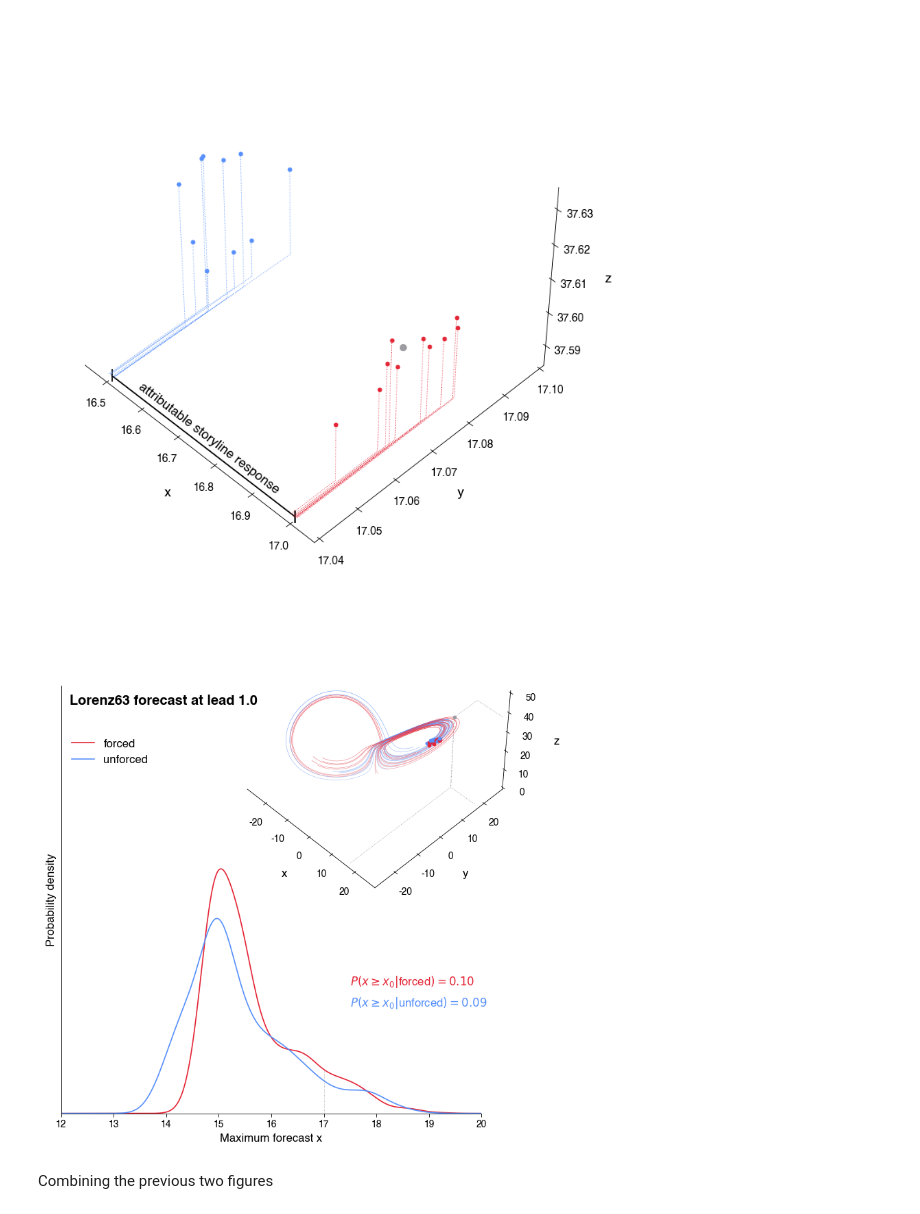
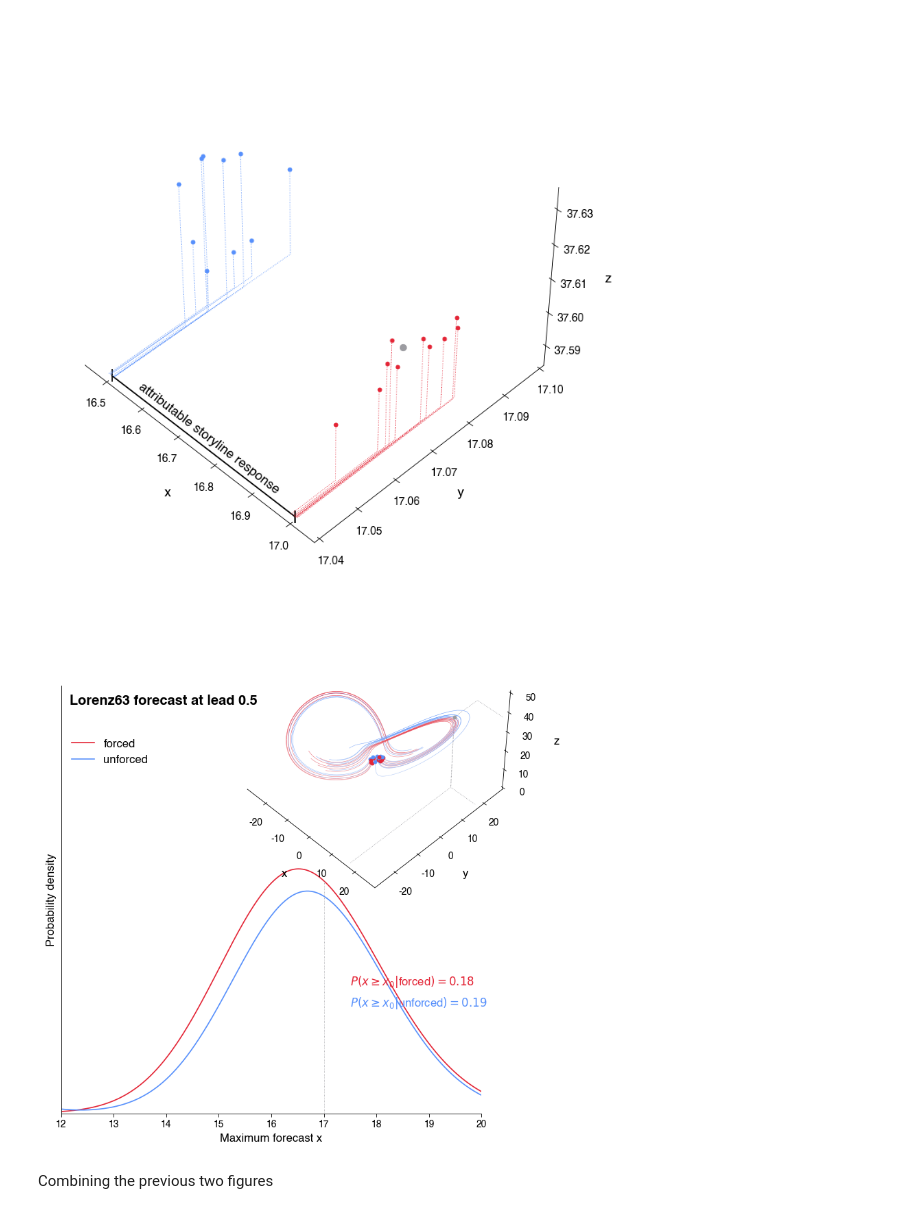
Before and after one commit to njleach/Thesis, a Jupyter notebook: Introduction/Figures/initialised-lorenz.ipynb, the cells around one changed output. Drawn from its saved outputs; the diff is of its cells as text; code cells hidden in the pictures.

```diff
--- a/Introduction/Figures/initialised-lorenz.ipynb
+++ b/Introduction/Figures/initialised-lorenz.ipynb
@@ -428,7 +428,7 @@ fig.dpi=120
 # %% [output]
 [figure]
 # %%
-lead=1
+lead=0.5
 
 fcsdata = fcs.sel(lead=lead,time=slice(0) if lead==0.0 else slice(None))
 
@@ -494,34 +494,34 @@ ax0.vlines(17,0,max(kde17),ls=':',color=get_palette.Petroff6().to_sn_palette()[-
 ax0.legend(loc='upper left',bbox_to_anchor=(0,0.9))
 
 for j,(i,x) in enumerate(fcs.sel(lead=lead,type=['forced-ic1','unforced-ic0']).x.max('time').to_pandas().T.apply(lambda x: sp.stats.percentileofscore(x,17)).iteritems()):
     runtype=i.split('-')[0]
     xloc = ax0.transAxes.inverted().transform(ax0.transData.transform((17.5,0)))[0]
     ax0.text(xloc,0.3-j/20,'$P(x\geq x_0|$'+runtype+'$)={0:.2f}$'.format(1-x/100),transform=ax0.transAxes,color=cmaps[runtype](cmaps[runtype]._i_over))
 
 ax0.text(0.02,0.98,'Lorenz63 forecast at lead {0:.1f}'.format(lead),transform=ax0.transAxes,va='top',ha='left',fontweight='bold',fontsize='large')
 
 ## output axes layout
 ax.set_xlabel('x')
 ax.set_ylabel('y')
 ax.set_zlabel('z')
 ax.view_init(45,315)
 ax.w_xaxis.set_pane_color((1.0, 1.0, 1.0, 0.0))
 ax.w_yaxis.set_pane_color((1.0, 1.0, 1.0, 0.0))
 ax.w_zaxis.set_pane_color((1.0, 1.0, 1.0, 0.0))
 ax.grid(False)
 ax.set_ylim(ymin,ymax)
 ax.set_xlim(xmin,xmax)
 ax.set_zlim(zmin,zmax)
 ax.patch.set_facecolor((0,0,0,0.0))
 
 ## output figure options
 fig.patch.set_facecolor('xkcd:white')
 aspect = 1
 fig.set_size_inches(textwidth,textwidth*aspect)
 plt.tight_layout(w_pad=0,h_pad=0)
 fig.dpi=120
 # %% [output]
-[figure, old version]
+[figure, new version]
 # %% [markdown]
 Combining the previous two figures
 # %%
```
Also changed, not shown: parts of 1 cell of this notebook, 5 other files.
